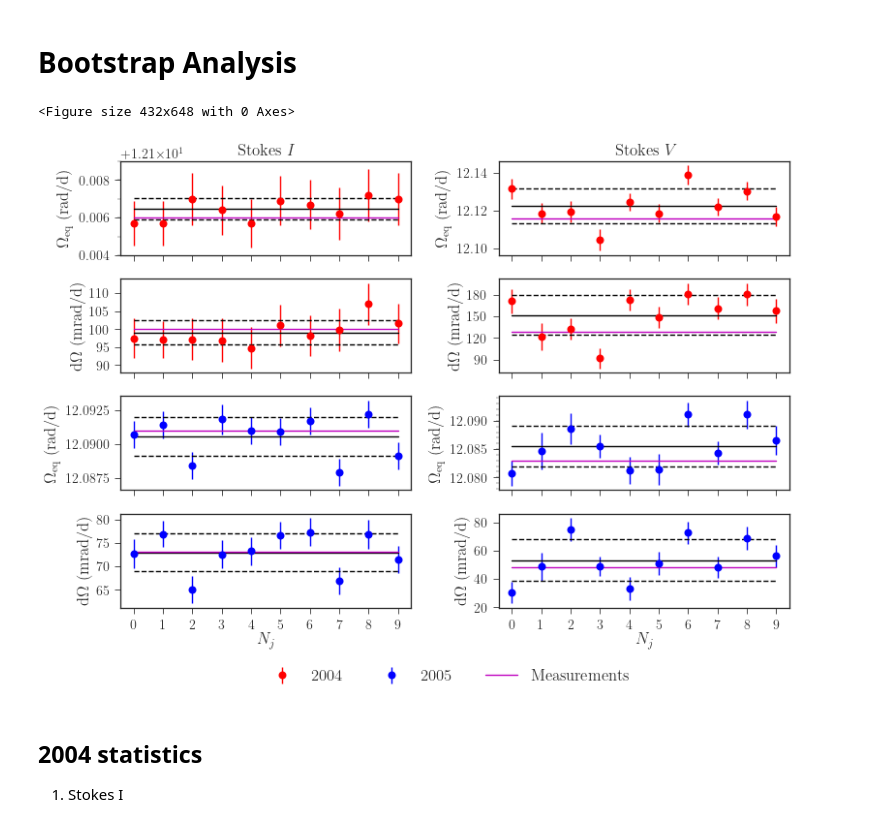
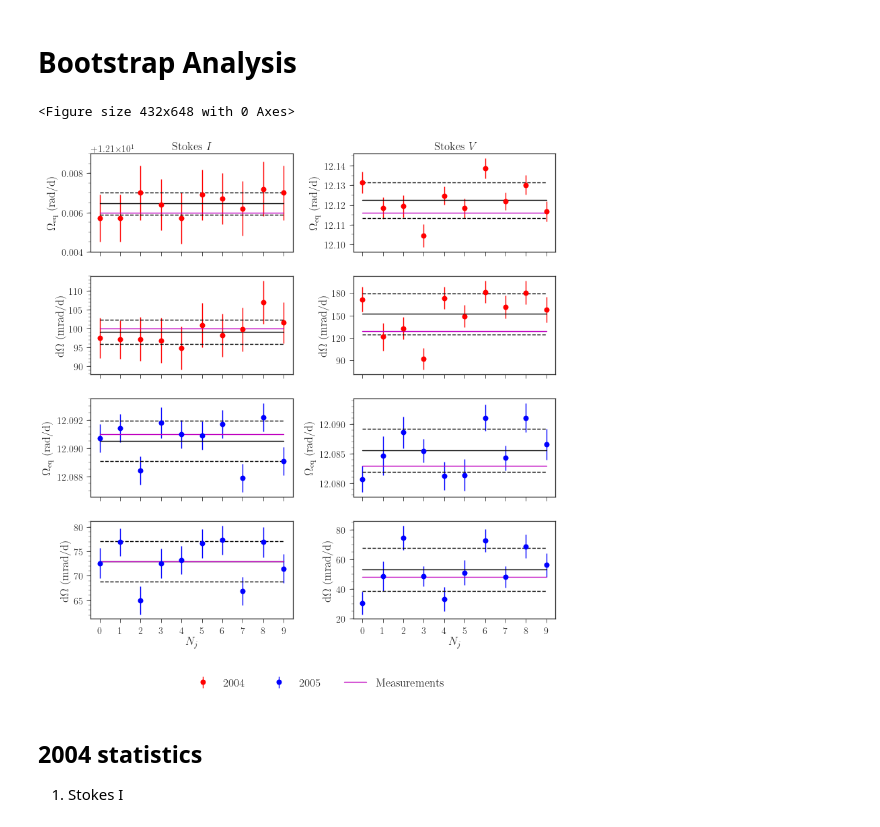
Before and after one commit to bzaire/Reports, a Jupyter notebook: Bootstrap_analysis.ipynb, the cells around one changed output. Cells and saved outputs as stored; diff of their text form; code cells hidden in the pictures.

```diff
--- a/Bootstrap_analysis.ipynb
+++ b/Bootstrap_analysis.ipynb
@@ -52,7 +52,7 @@ ncols = 2
 dx = 2; dy = 2
 fig = P.figure(figsize=(6,9))
 
-fig, grid = P.subplots(nrows, ncols, figsize=(12,8), sharex=True, squeeze=.8)
+fig, grid = P.subplots(nrows, ncols, figsize=(12,12), sharex=True, squeeze=.8)
 scale=1.e3
 
 # Stokes I
@@ -67,7 +67,7 @@ grid[0,0].plot(N.arange(0,10), N.ones(10)*plotOeq04, 'm')
 grid[0,0].set_ylabel(r'$\Omega_\mathrm{eq}$ (rad/d)')
 grid[0,0].set_ylim((12.104,12.109))
 #grid[0,0].set_ylim(grid[0,1].get_ylim())
-grid[0,0].yaxis.set_minor_locator(MultipleLocator(.001))
+grid[0,0].yaxis.set_minor_locator(MultipleLocator(.0005))
 
 
 grid[1,0].errorbar(N.arange(do04.shape[0]), do04*scale, yerr=ddo04*scale,color='r', marker='o', ms=8, ls='')
@@ -77,6 +77,8 @@ grid[1,0].plot(N.arange(do04.shape[0]), N.ones(do04.shape[0])*(do04.mean()-do04.
 grid[1,0].plot(N.arange(0,10), N.ones(10)*plotdO04*scale, 'm')
 grid[1,0].set_ylabel(r'$\mathrm{d}\Omega$ (mrad/d)')
 grid[1,0].yaxis.set_major_locator(MultipleLocator(5.))
+grid[1,0].yaxis.set_minor_locator(MultipleLocator(1.))
+
 
 grid[2,0].errorbar(N.arange(oeq05.shape[0]), oeq05, yerr=doeq05,color='b', marker='o', ms=8, ls='')
 grid[2,0].plot(N.arange(oeq05.shape[0]), N.ones(oeq05.shape[0])*oeq05.mean(), 'k')
@@ -85,6 +87,8 @@ grid[2,0].plot(N.arange(oeq05.shape[0]), N.ones(oeq05.shape[0])*(oeq05.mean()-oe
 #grid[2,0].set_ylim((12.100,12.110))
 grid[2,0].plot(N.arange(0,10), N.ones(10)*plotOeq05, 'm')
 grid[2,0].set_ylabel(r'$\Omega_\mathrm{eq}$ (rad/d)')
+grid[2,0].yaxis.set_minor_locator(MultipleLocator(.0005))
+
 
 
 grid[3,0].errorbar(N.arange(do05.shape[0]), do05*scale, yerr=ddo05*scale,color='b', marker='o', ms=8, ls='')
@@ -94,7 +98,7 @@ grid[3,0].plot(N.arange(do05.shape[0]), N.ones(do05.shape[0])*(do05.mean()-do05.
 grid[3,0].plot(N.arange(0,10), N.ones(10)*plotdO05*scale, 'm')
 grid[3,0].set_ylabel(r'$\mathrm{d}\Omega$ (mrad/d)')
 grid[3,0].yaxis.set_major_locator(MultipleLocator(5.))
-
+grid[3,0].yaxis.set_minor_locator(MultipleLocator(1.))
 
 # Stokes V
 grid[0,1].set_title(r'Stokes $V$', fontsize='large')
@@ -105,6 +109,8 @@ grid[0,1].plot(N.arange(oeq04V.shape[0]), N.ones(oeq04V.shape[0])*(oeq04V.mean()
 grid[0,1].plot(N.arange(oeq04V.shape[0]), N.ones(oeq04V.shape[0])*(oeq04V.mean()-oeq04V.std()), 'k--')
 grid[0,1].plot(N.arange(0,10), N.ones(10)*plotOeq04V, 'm')
 grid[0,1].set_ylabel(r'$\Omega_\mathrm{eq}$ (rad/d)')
+grid[0,1].yaxis.set_minor_locator(MultipleLocator(.005))
+
 
 
 l1 = grid[1,1].errorbar(N.arange(do04V.shape[0]), do04V*scale, yerr=ddo04V*scale,color='r', marker='o', ms=8, ls='')
@@ -124,34 +130,37 @@ grid[2,1].plot(N.arange(0,10), N.ones(10)*plotOeq05V, 'm')
 grid[2,1].set_ylabel(r'$\Omega_\mathrm{eq}$ (rad/d)')
 grid[2,1].yaxis.set_minor_locator(MultipleLocator(.001))
 grid[2,1].yaxis.set_major_locator(MultipleLocator(.005))
 
 
 
 l2 = grid[3,1].errorbar(N.arange(do05V.shape[0]), do05V*scale, yerr=ddo05V*scale,color='b', marker='o', ms=8, ls='')
 grid[3,1].plot(N.arange(do05V.shape[0]), N.ones(do05V.shape[0])*do05V.mean()*scale, 'k')
 grid[3,1].plot(N.arange(do05V.shape[0]), N.ones(do05V.shape[0])*(do05V.mean()+do05V.std())*scale, 'k--')
 grid[3,1].plot(N.arange(do05V.shape[0]), N.ones(do05V.shape[0])*(do05V.mean()-do05V.std())*scale, 'k--')
 l3, = grid[3,1].plot(N.arange(0,10), N.ones(10)*plotdO05V*scale, 'm')
 grid[3,1].set_ylabel(r'$\mathrm{d}\Omega$ (mrad/d)')
 grid[3,1].yaxis.set_major_locator(MultipleLocator(20.))
+grid[3,1].yaxis.set_minor_locator(MultipleLocator(5.))
+
+
 grid[3,0].legend((l1, l2, l3), ('2004', '2005', 'Measurements'), ncol=3, bbox_to_anchor=[1.8, -0.5], fontsize='large')
 
 
 
 grid[3,1].set_xlabel(r'$N_{j}$')
 grid[3,0].set_xlabel(r'$N_{j}$')
 
 grid[0,0].xaxis.set_major_locator(MultipleLocator(1.))
 
 
 
 pad = 0.05 # Padding around the edge of the figurea
 xpad, ypad = dx * pad, dy * pad
 fig.subplots_adjust(left=xpad, right=1-xpad, top=1-ypad, bottom=ypad, hspace=0.25, wspace=0.3)
 P.show()
 # %% [output]
 <Figure size 432x648 with 0 Axes>
-[figure, old version]
+[figure, new version]
 # %% [markdown]
 ## 2004 statistics
 1. Stokes I
```
Also changed, not shown: parts of 1 cell of this notebook.
